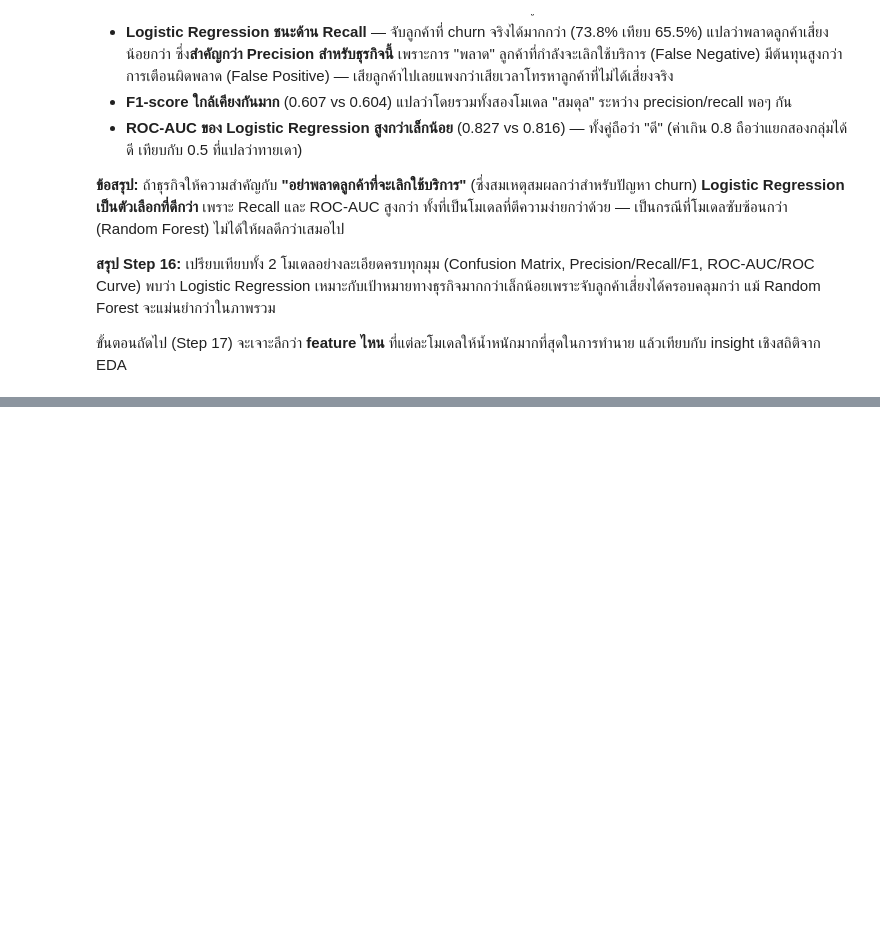
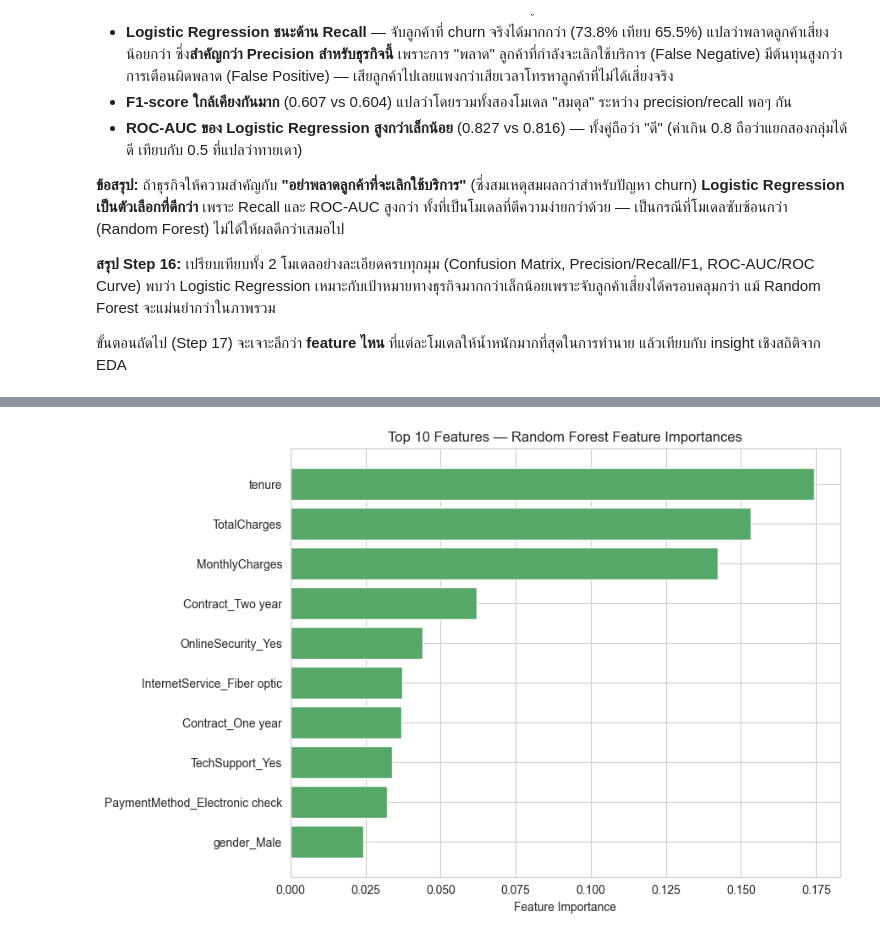
Before and after one commit to thitiwutsuk/Telco-Customer-Churn, a Jupyter notebook: notebooks/telco_churn_modeling.ipynb, the cells around one changed output, grey strips where cells are left out. Drawn from its saved outputs; the diff is of its cells as text; code cells hidden in the pictures; blank space fills up the shorter version.

Commit message:
feat: complete feature importance and final ml summary

```diff
--- a/notebooks/telco_churn_modeling.ipynb
+++ b/notebooks/telco_churn_modeling.ipynb
@@ -531,0 +619,9 @@ Logistic Regression เหมาะกับเป้าหมายทางธ
+# %%
+# rf.feature_importances_ คืนค่าความสำคัญของแต่ละ feature เป็น array ตามลำดับคอลัมน์เดียวกับตอนเทรน (X_train.columns)
+importance_df = pd.DataFrame({
+    'feature': X_train.columns,
+    'importance': rf.feature_importances_
+}).sort_values('importance', ascending=False).reset_index(drop=True)
+
+top10_importance = importance_df.head(10)
+top10_importance
@@ -531,0 +640,10 @@ Logistic Regression เหมาะกับเป้าหมายทางธ
+# %%
+fig, ax = plt.subplots(figsize=(9, 6))
+ax.barh(top10_importance['feature'], top10_importance['importance'], color='#55A868')
+ax.set_xlabel('Feature Importance')
+ax.set_title('Top 10 Features — Random Forest Feature Importances')
+ax.invert_yaxis()
+plt.tight_layout()
+plt.show()
+# %% [output]
+[figure, added]
```
Also changed, not shown: parts of 16 cells of this notebook, 1 other file.
